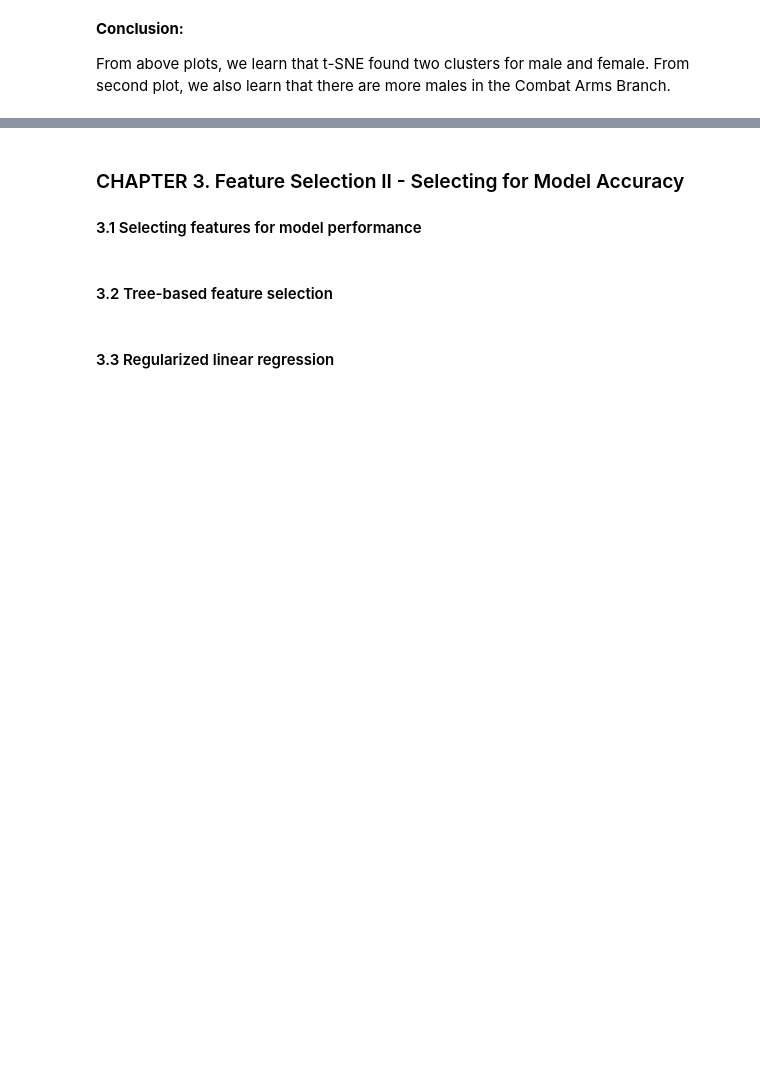
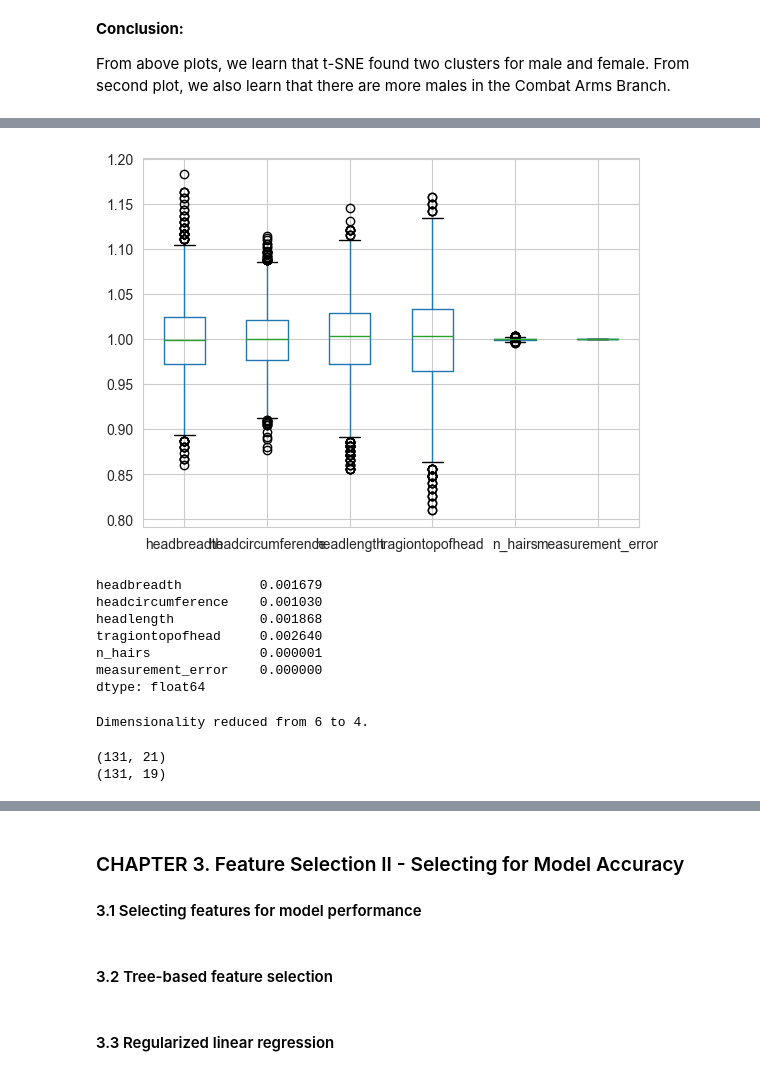
Before and after one commit to GuoweiYang19891101/datacamp_machine_learning_scientist_python, a Jupyter notebook: 7_dimension_reduction.ipynb, the cells around one changed output, grey strips where cells are left out. Cells and saved outputs as stored; diff of their text form; code cells hidden in the pictures; blank space fills up the shorter version.

```diff
--- a/7_dimension_reduction.ipynb
+++ b/7_dimension_reduction.ipynb
@@ -218,0 +329,54 @@ From above plots, we learn that t-SNE found two clusters for male and female. Fr
+# %%
+# normalize the data and make boxplot again
+normalized_head_df = head_df / head_df.mean()
+normalized_head_df.boxplot()
+plt.show()
+
+# print the variances
+print(normalized_head_df.var())
+
+# feature 'n_hairs' and 'measurement_error' has low variance and should be removed
+# %% [output]
+[figure, added]
+headbreadth          0.001679
+headcircumference    0.001030
+headlength           0.001868
+tragiontopofhead     0.002640
+n_hairs              0.000001
+measurement_error    0.000000
+dtype: float64
+# %%
+# features with low variance
+from sklearn.feature_selection import VarianceThreshold
+
+# create a feature selector
+sel = VarianceThreshold(threshold=0.001)
+sel.fit(head_df / head_df.mean())
+mask = sel.get_support()
+
+# get reduced dataframe
+reduced_df = head_df.loc[:, mask]
+
+print("Dimensionality reduced from {} to {}.".format(head_df.shape[1], reduced_df.shape[1]))
+# %% [output]
+Dimensionality reduced from 6 to 4.
+# %%
+# removing features with many missing values
+import pandas as pd
+
+# get dataset
+school_df = pd.read_csv('7_datasets/Public_Schools2.csv')
+
+# create a mask on whether each feature has less than 50% missing values
+mask = school_df.isna().sum() / len(school_df) < 0.5
+
+# get reduced dataframe
+reduced_df = school_df.loc[:, mask]
+
+print(school_df.shape)
+print(reduced_df.shape)
+
+# 2 features were removed with more than 50% missing values
+# %% [output]
+(131, 21)
+(131, 19)
```
Also changed, not shown: parts of 24 cells of this notebook, 2 other files.
